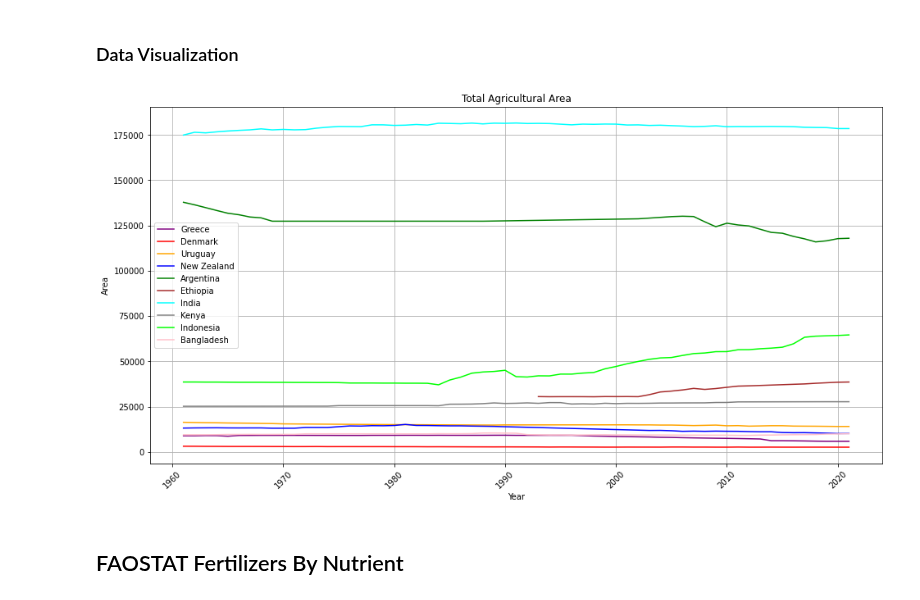
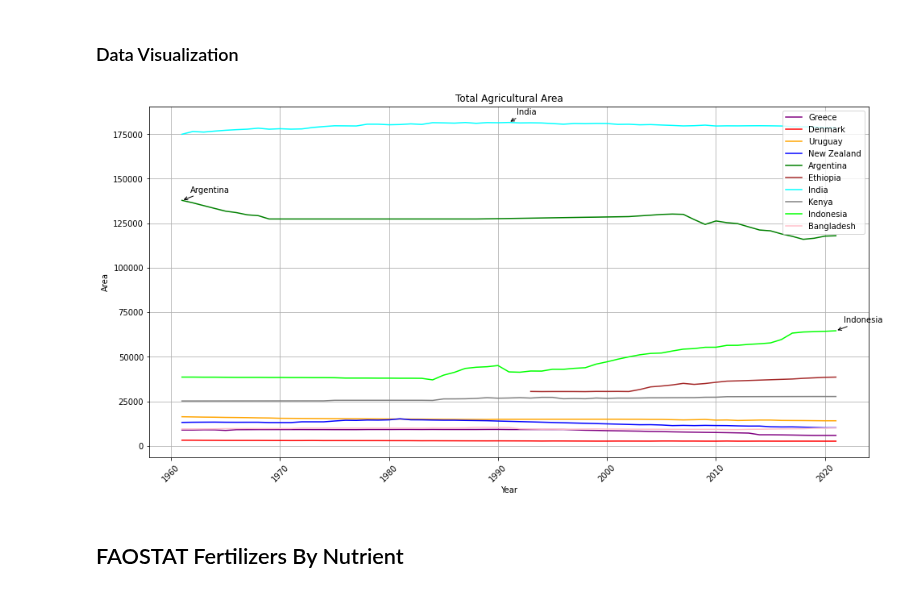
Before and after one commit to saumyasucharita/Agriculture-Data-Analysis, a Jupyter notebook: Exploratory Agriculture Data Analysis-FAOSTAT.ipynb, the cells around one changed output. Saved outputs shown, nothing was run; the diff lists cells and outputs as text; code cells hidden in the pictures.

```diff
--- a/Exploratory Agriculture Data Analysis-FAOSTAT.ipynb
+++ b/Exploratory Agriculture Data Analysis-FAOSTAT.ipynb
@@ -204,7 +206,7 @@ countries_group1 = ['Greece', 'Denmark', 'Uruguay', 'New Zealand', 'Argentina']
 countries_group2 = ['Ethiopia', 'India', 'Kenya', 'Indonesia', 'Bangladesh']
 
 
-def plot_lineplot(df, factor, title, country_names):
+def plot_lineplot(df, factor, title, country_names, loc = 'upper left' ):
 
     # Create a figure and axis
     fig, ax3 = plt.subplots(1, figsize=(16, 8))
@@ -238,7 +240,7 @@ def plot_lineplot(df, factor, title, country_names):
     plt.xlabel('Year')
     plt.ylabel(factor)
     plt.title(title)
-    plt.legend(loc='upper left')
+    plt.legend(loc=loc)
     plt.grid(True)
     plt.xticks(rotation=45)
     plt.show()
@@ -570,9 +599,9 @@ agri_land_data
 # %%
 
 
-plot_lineplot(agri_land_data, 'Area', 'Total Agricultural Area')
+plot_lineplot(agri_land_data, 'Area', 'Total Agricultural Area', ['India', 'Argentina', 'Indonesia'], loc='upper right')
 # %% [output]
-[figure, old version]
+[figure, new version]
 # %% [markdown]
 ## FAOSTAT Fertilizers By Nutrient
 # %%
```
Also changed, not shown: parts of 39 cells of this notebook, 3 other files.
